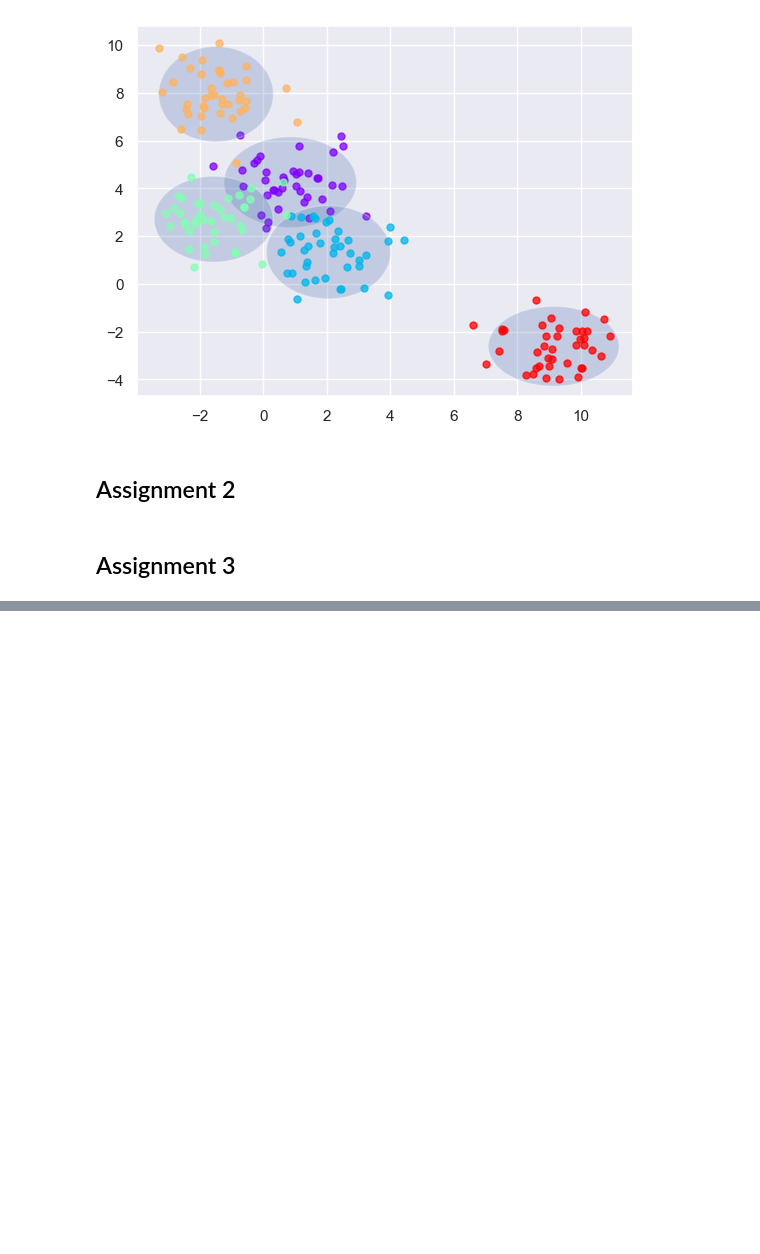
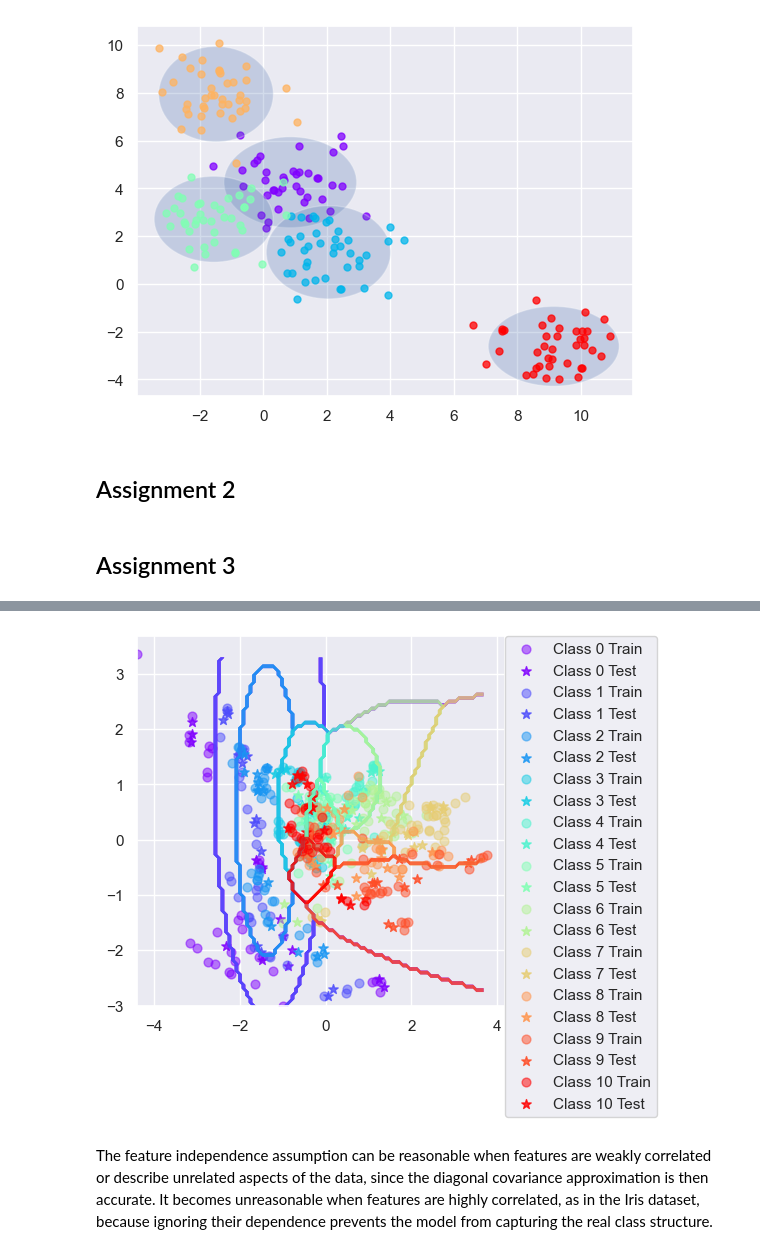
Before and after one commit to david-bazalduaa/Lab-3-Bayes-Classifier, a Jupyter notebook: Assignment 3.ipynb, the cells around one changed output, grey strips where cells are left out. Cells and saved outputs as stored; diff of their text form; code cells hidden in the pictures; blank space fills up the shorter version.

```diff
--- a/Assignment 3.ipynb
+++ b/Assignment 3.ipynb
@@ -135,0 +183,6 @@ def classifyBayes(X, prior, mu, sigma):
+# %%
+plotBoundary(BayesClassifier(), dataset='vowel',split=0.7)
+# %% [output]
+[figure, added]
+# %% [markdown]
+The feature independence assumption can be reasonable when features are weakly correlated or describe unrelated aspects of the data, since the diagonal covariance approximation is then accurate. It becomes unreasonable when features are highly correlated, as in the Iris dataset, because ignoring their dependence prevents the model from capturing the real class structure.
```
Also changed, not shown: parts of 5 cells of this notebook, 1 other file.
